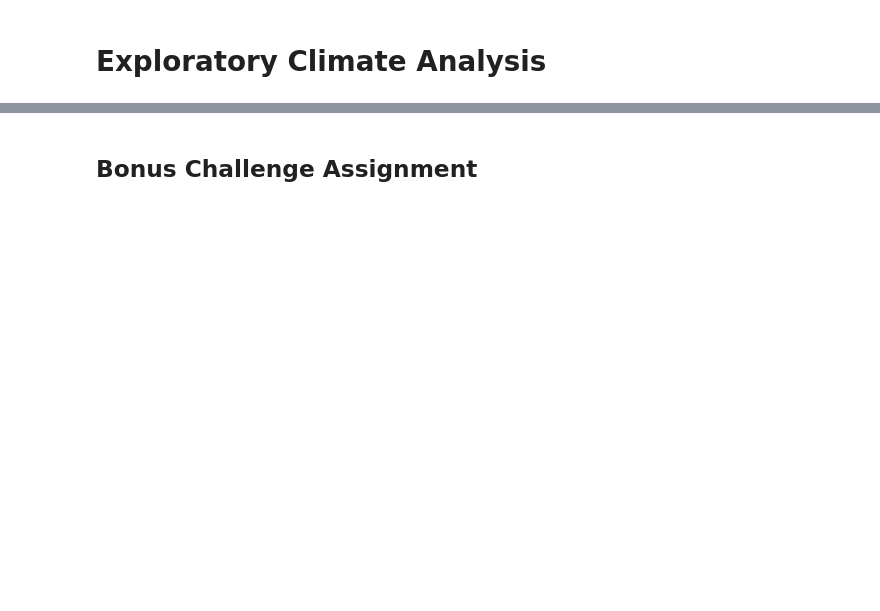
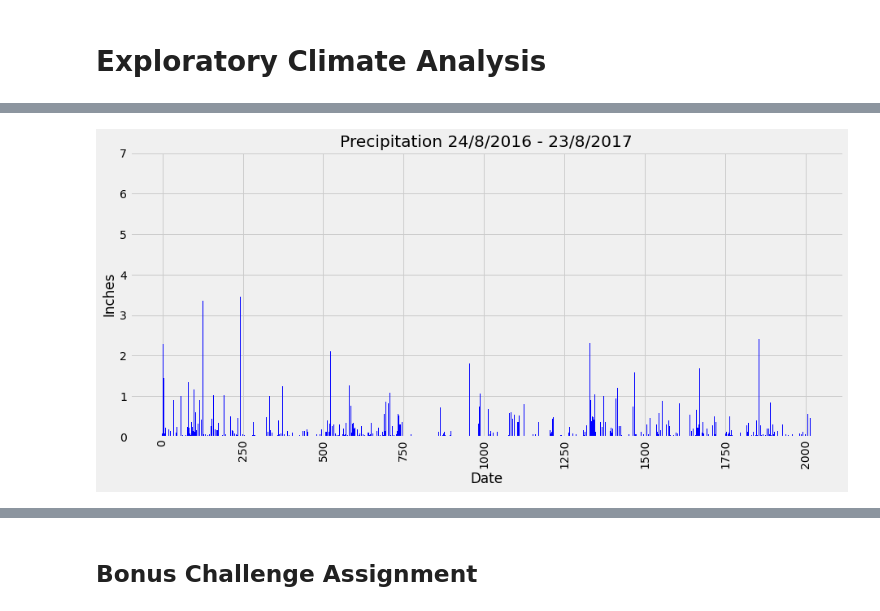
Before and after one commit to newbeadwork/Climate_Analysis_SQLalchemy, a Jupyter notebook: climate_starter.ipynb, the cells around one changed output, grey strips where cells are left out. Drawn from its saved outputs; the diff is of its cells as text; code cells hidden in the pictures; blank space fills up the shorter version.

Commit message:
Pandas and plot

```diff
--- a/climate_starter.ipynb
+++ b/climate_starter.ipynb
@@ -76,0 +136,3 @@ elevation FLOAT
+# %%
+df = pd.DataFrame(last_year)
+df
@@ -76,0 +153,3 @@ elevation FLOAT
+# %%
+df_1 = df.dropna()
+df_1
@@ -76,0 +170,3 @@ elevation FLOAT
+# %%
+df_1 = df_1.set_index(['date'])
+df_1
@@ -76,0 +188,3 @@ elevation FLOAT
+# %%
+df_1 = df_1.sort_values("date")
+df_1
@@ -76,0 +206,14 @@ elevation FLOAT
+# %%
+
+
+x_axis = np.arange(len(df_1))
+
+plt.figure(figsize=(14,6))
+plt.bar(x_axis, df_1['prcp'], color='b', alpha=1, align="center")
+plt.xticks(rotation="vertical")
+plt.title("Precipitation 24/8/2016 - 23/8/2017")
+plt.xlabel("Date")
+plt.ylabel("Inches")
+plt.show()
+# %% [output]
+[figure, added]
```
Also changed, not shown: parts of 20 cells of this notebook.
